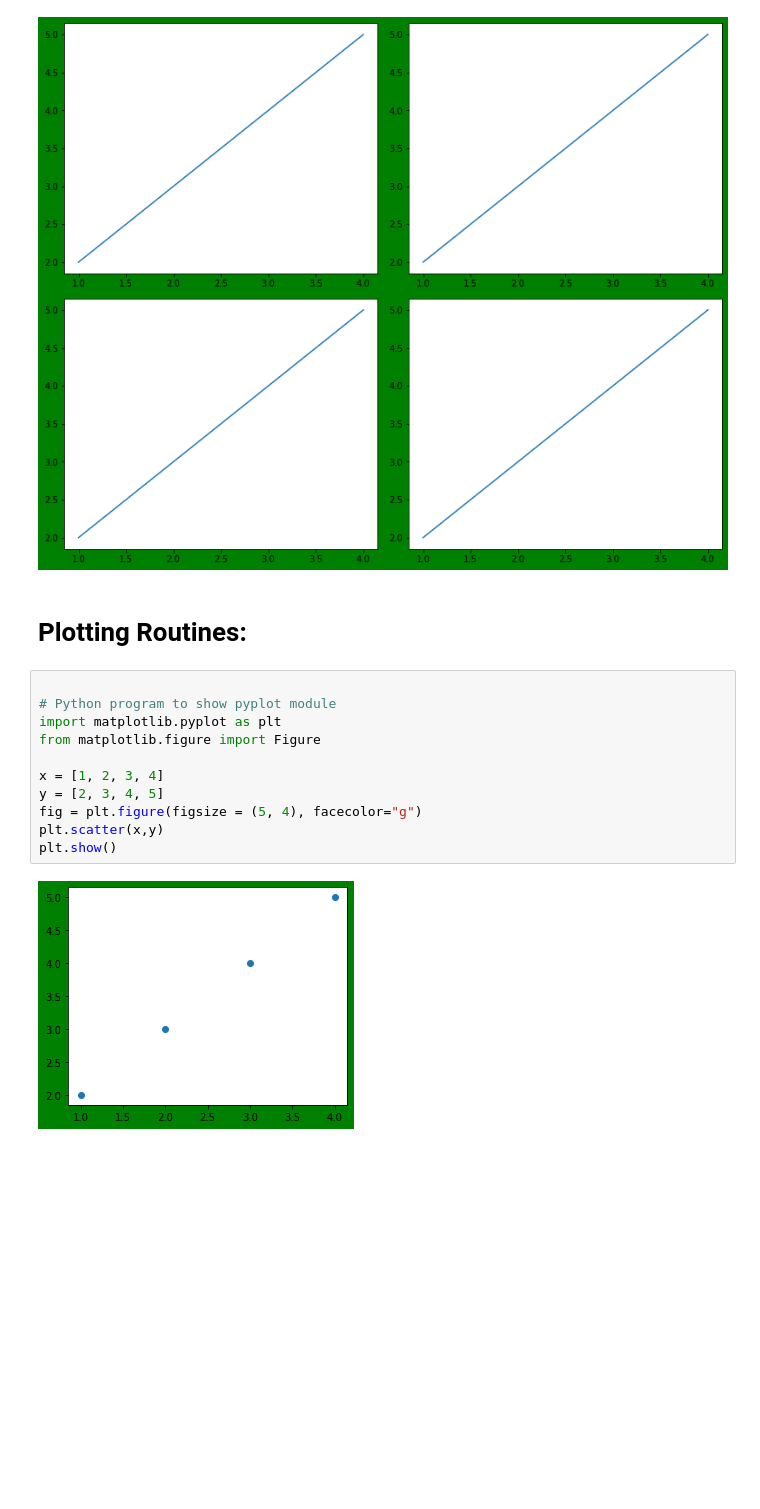
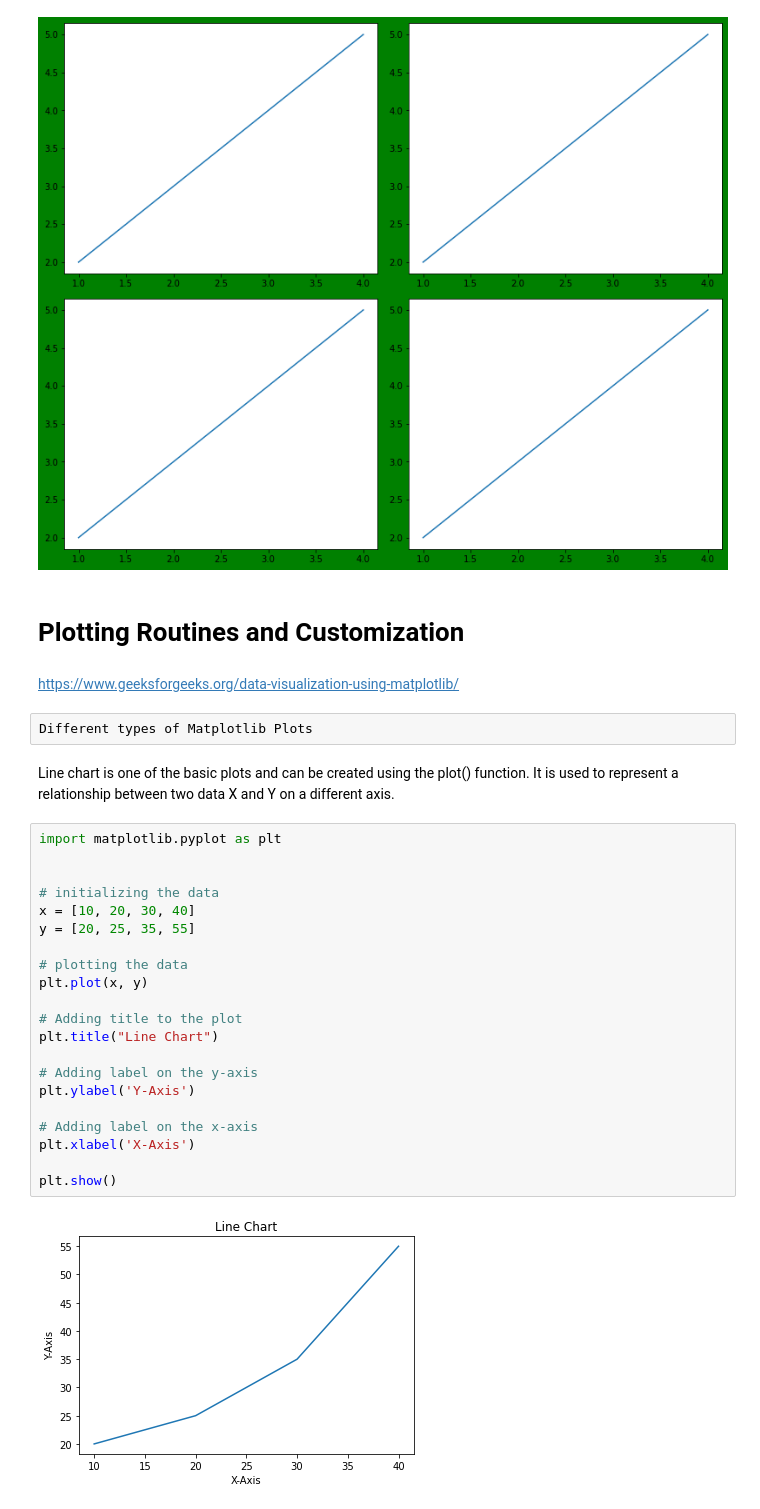
Before and after one commit to laxminavalagi/5thSem, a Jupyter notebook: Data_visualization_with_python.ipynb, the cells around one changed output. Cells and saved outputs as stored; diff of their text form; blank space fills up the shorter version.

```diff
--- a/Data_visualization_with_python.ipynb
+++ b/Data_visualization_with_python.ipynb
@@ -291,18 +291,34 @@ ax2.plot(x,y)
 plt.show()
 # %% [output]
 [figure]
-# %% [markdown]
-# Plotting Routines:
-# %%
-
-# Python program to show pyplot module
-import matplotlib.pyplot as plt
-from matplotlib.figure import Figure
-
-x = [1, 2, 3, 4]
-y = [2, 3, 4, 5]
-fig = plt.figure(figsize = (5, 4), facecolor="g")
-plt.scatter(x,y)
-plt.show()
-# %% [output]
-[figure, removed]
+# %% [markdown]
+# Plotting Routines and Customization
+# %% [markdown]
+https://www.geeksforgeeks.org/data-visualization-using-matplotlib/
+# %% [raw]
+Different types of Matplotlib Plots
+# %% [markdown]
+Line chart is one of the basic plots and can be created using the plot() function. It is used to represent a relationship between two data X and Y on a different axis.
+# %%
+import matplotlib.pyplot as plt
+
+
+# initializing the data
+x = [10, 20, 30, 40]
+y = [20, 25, 35, 55]
+
+# plotting the data
+plt.plot(x, y)
+
+# Adding title to the plot
+plt.title("Line Chart")
+
+# Adding label on the y-axis
+plt.ylabel('Y-Axis')
+
+# Adding label on the x-axis
+plt.xlabel('X-Axis')
+
+plt.show()
+# %% [output]
+[figure, added]
```
Also changed, not shown: parts of 24 cells of this notebook.
